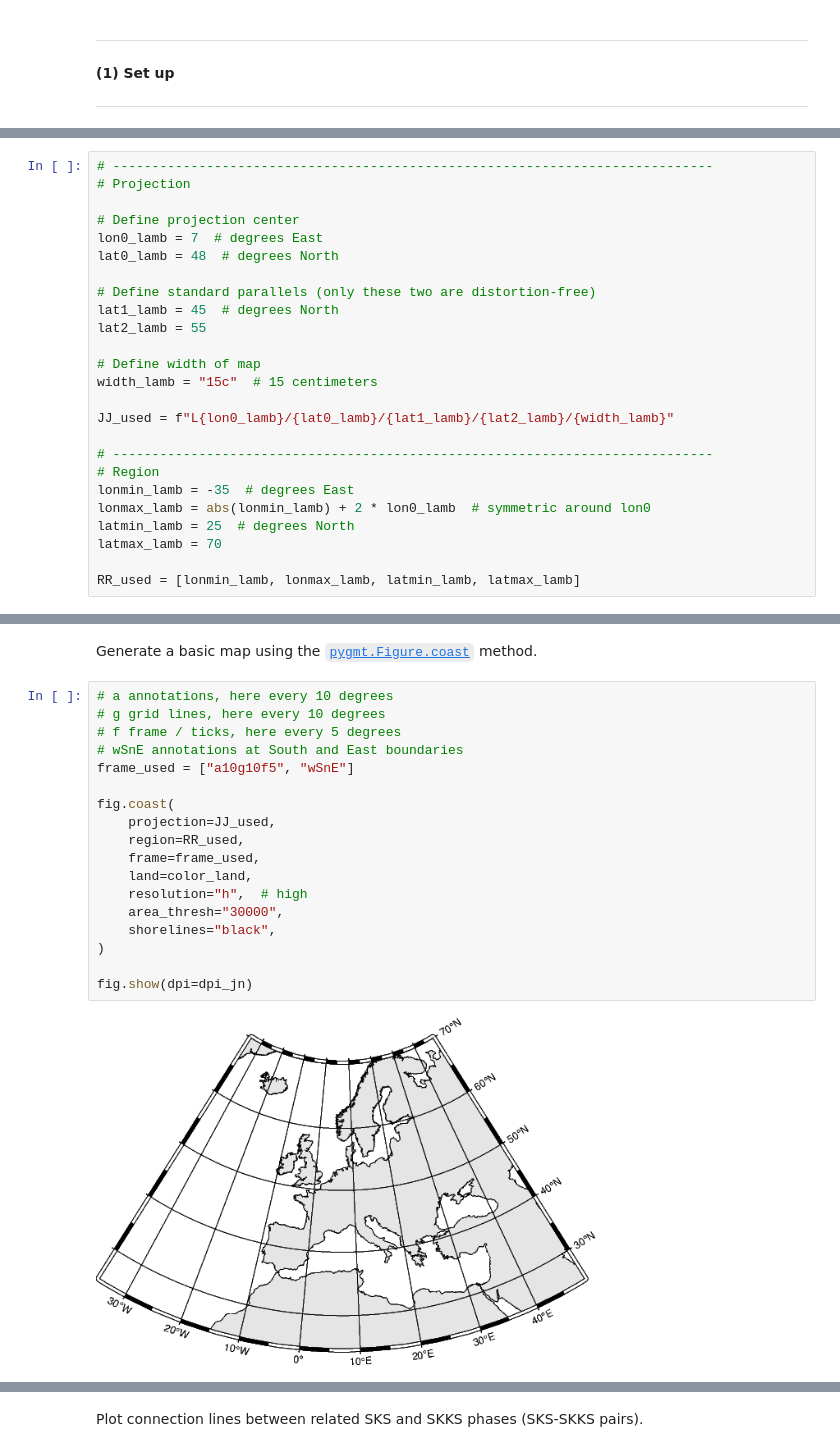
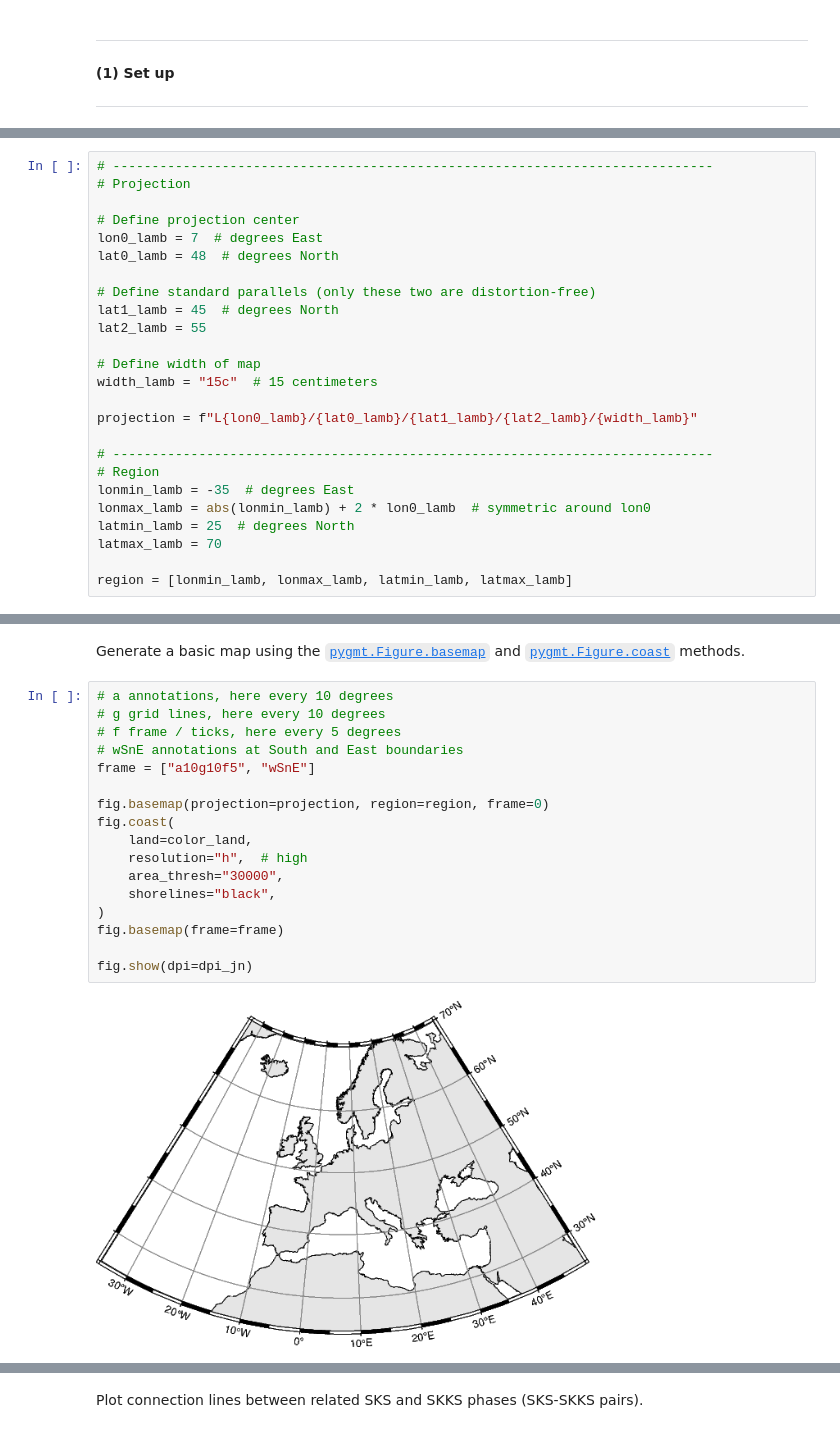
Before and after one commit to yvonnefroehlich/gmt-pygmt-plotting, a Jupyter notebook: 001_paper_RFSG_2022/Figure_S4/RFSG_FigS4_right_pairs.ipynb, the cells around one changed output, grey strips where cells are left out. Cells and saved outputs as stored; diff of their text form.

```diff
--- a/001_paper_RFSG_2022/Figure_S4/RFSG_FigS4_right_pairs.ipynb
+++ b/001_paper_RFSG_2022/Figure_S4/RFSG_FigS4_right_pairs.ipynb
@@ -96,7 +97,7 @@ lat2_lamb = 55
 # Define width of map
 width_lamb = "15c"  # 15 centimeters
 
-JJ_used = f"L{lon0_lamb}/{lat0_lamb}/{lat1_lamb}/{lat2_lamb}/{width_lamb}"
+projection = f"L{lon0_lamb}/{lat0_lamb}/{lat1_lamb}/{lat2_lamb}/{width_lamb}"
 
 # -----------------------------------------------------------------------------
 # Region
@@ -105,4 +106,4 @@ lonmax_lamb = abs(lonmin_lamb) + 2 * lon0_lamb  # symmetric around lon0
 latmin_lamb = 25  # degrees North
 latmax_lamb = 70
 
-RR_used = [lonmin_lamb, lonmax_lamb, latmin_lamb, latmax_lamb]
+region = [lonmin_lamb, lonmax_lamb, latmin_lamb, latmax_lamb]
@@ -161,23 +125,22 @@ gmt.config(
 # %% [markdown]
-Generate a basic map using the [`pygmt.Figure.coast`](https://www.pygmt.org/v0.7.0/api/generated/pygmt.Figure.coast.html) method.
+Generate a basic map using the [`pygmt.Figure.basemap`](https://www.pygmt.org/v0.16.0/api/generated/pygmt.Figure.basemap.html) and [`pygmt.Figure.coast`](https://www.pygmt.org/v0.16.0/api/generated/pygmt.Figure.coast.html) methods.
 # %%
 # a annotations, here every 10 degrees
 # g grid lines, here every 10 degrees
 # f frame / ticks, here every 5 degrees
 # wSnE annotations at South and East boundaries
-frame_used = ["a10g10f5", "wSnE"]
+frame = ["a10g10f5", "wSnE"]
 
+fig.basemap(projection=projection, region=region, frame=0)
 fig.coast(
-    projection=JJ_used,
-    region=RR_used,
-    frame=frame_used,
     land=color_land,
     resolution="h",  # high
     area_thresh="30000",
     shorelines="black",
 )
+fig.basemap(frame=frame)
 
 fig.show(dpi=dpi_jn)
 # %% [output]
-[figure, old version]
+[figure, new version]
 # %% [markdown]
```
Also changed, not shown: parts of 20 cells of this notebook, 3 other files.
